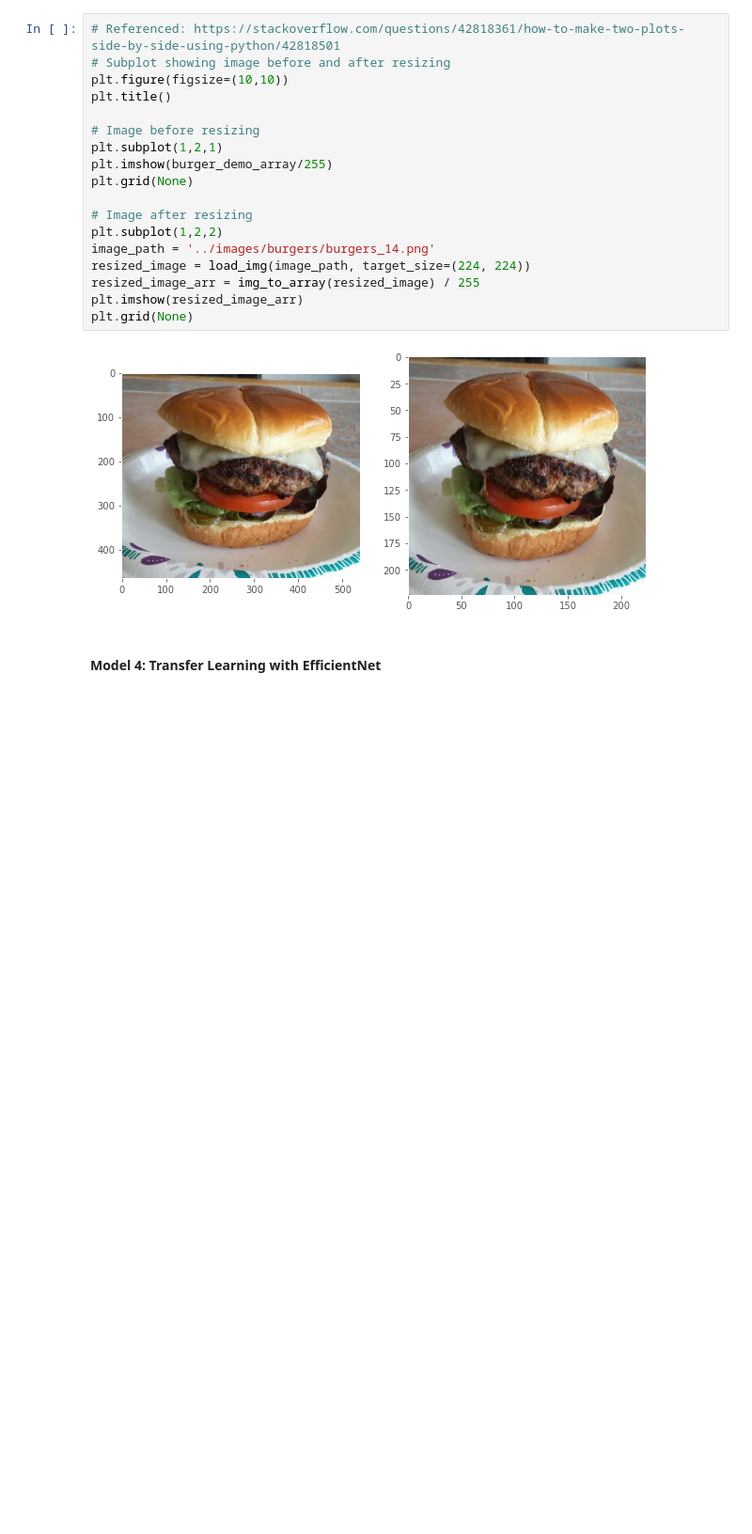
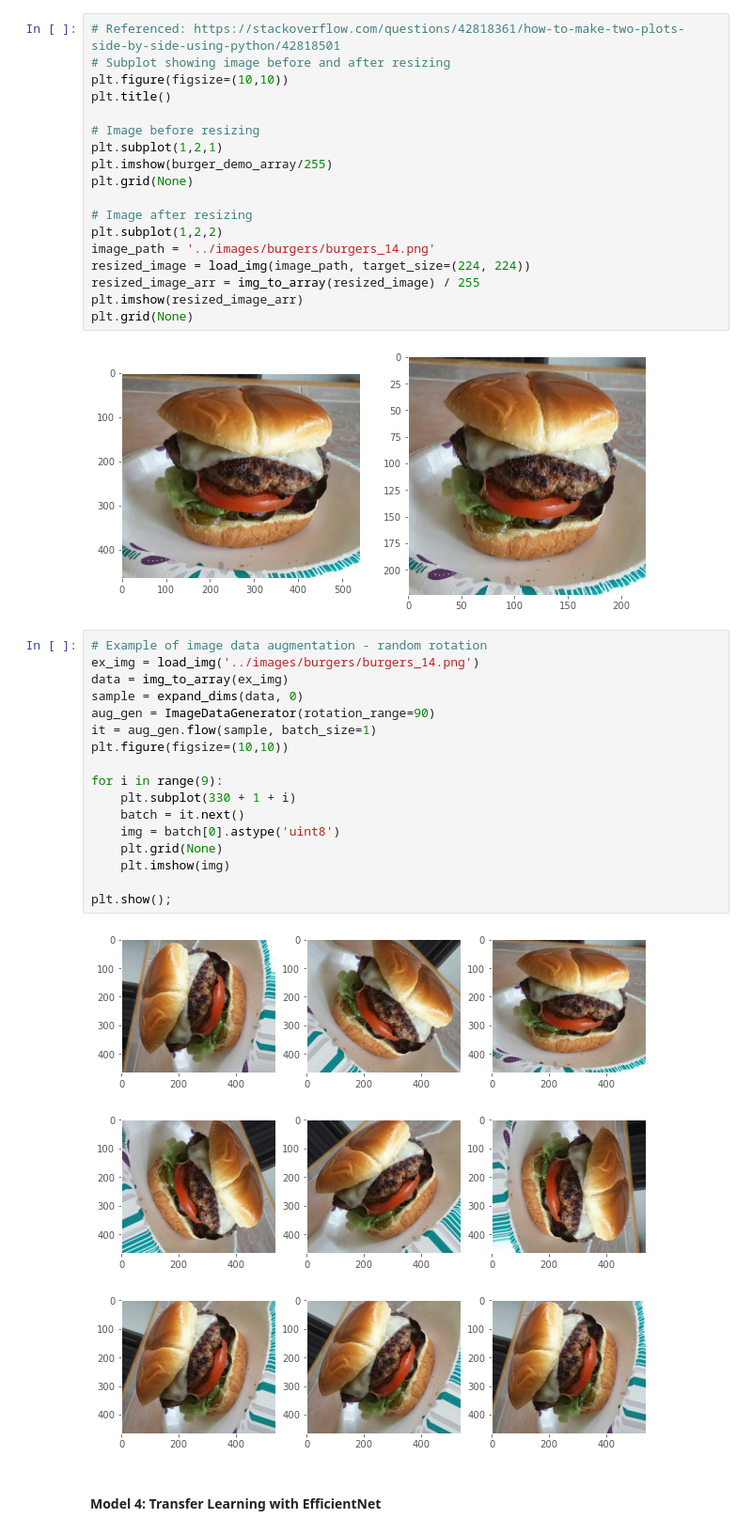
Before and after one commit to choiseun/food-image-classification-via-CNNs, a Jupyter notebook: code/03-preprocessing-modeling-data-visualization.ipynb, the cells around one changed output. Shown at 94% size. Drawn from its saved outputs; the diff is of its cells as text; blank space fills up the shorter version.

Commit message:
image aug example

```diff
--- a/code/03-preprocessing-modeling-data-visualization.ipynb
+++ b/code/03-preprocessing-modeling-data-visualization.ipynb
@@ -658,6 +661,25 @@ plt.imshow(resized_image_arr)
 plt.grid(None)
 # %% [output]
 [figure]
+# %%
+# Example of image data augmentation - random rotation
+ex_img = load_img('../images/burgers/burgers_14.png')
+data = img_to_array(ex_img)
+sample = expand_dims(data, 0)
+aug_gen = ImageDataGenerator(rotation_range=90)
+it = aug_gen.flow(sample, batch_size=1)
+plt.figure(figsize=(10,10))
+
+for i in range(9):
+    plt.subplot(330 + 1 + i)
+    batch = it.next()
+    img = batch[0].astype('uint8')
+    plt.grid(None)
+    plt.imshow(img)
+
+plt.show();
+# %% [output]
+[figure, added]
 # %% [markdown]
 #### Model 4: Transfer Learning with EfficientNet
 # %%
```
Also changed, not shown: parts of 2 cells of this notebook.
